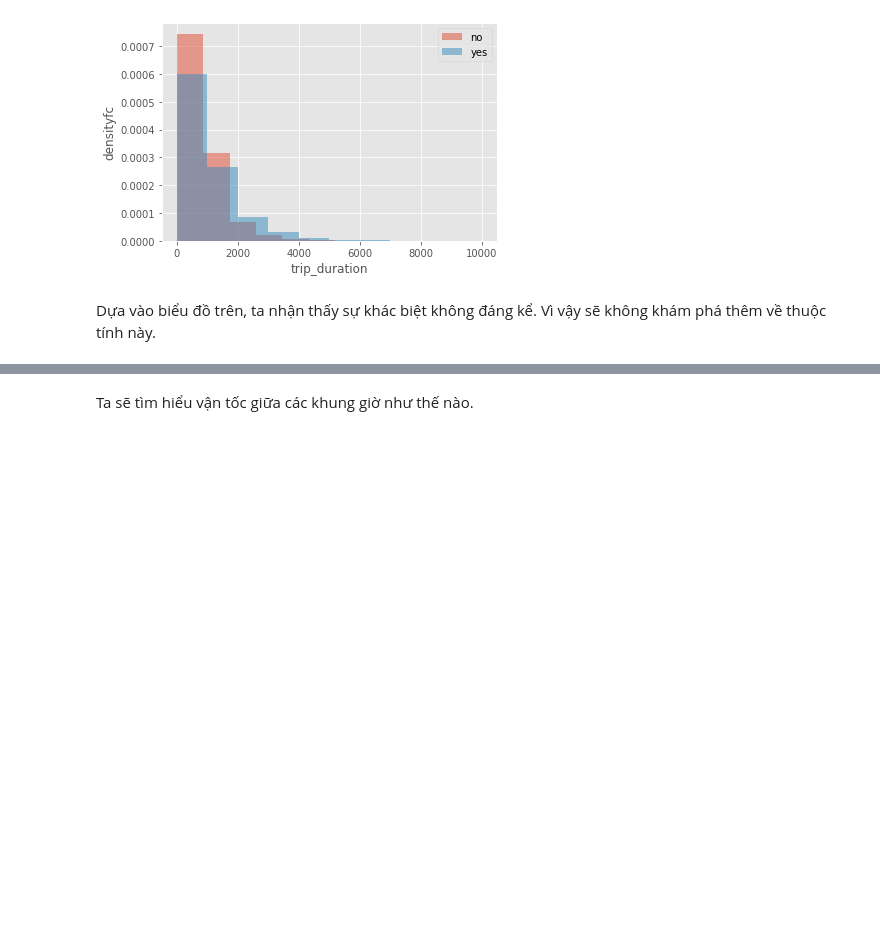
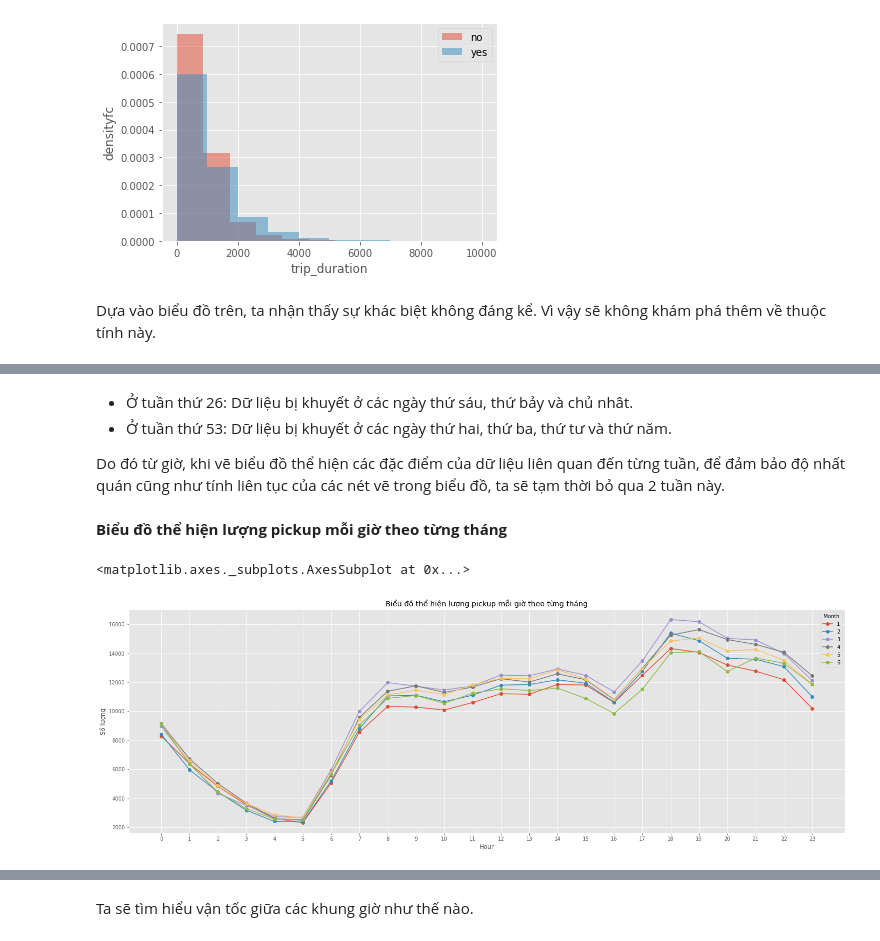
Before and after one commit to trunghq0205/Python4DS, a Jupyter notebook: final_project_report.ipynb, the cells around one changed output, grey strips where cells are left out. Cells and saved outputs as stored; diff of their text form; code cells hidden in the pictures; blank space fills up the shorter version.

```diff
--- a/final_project_report.ipynb
+++ b/final_project_report.ipynb
@@ -762,0 +719,18 @@ Dựa vào đồ thị,thời gian trung bình chuyến đi ở mức cao ở gi
+# %% [markdown]
+- Ở tuần thứ 26: Dữ liệu bị khuyết ở các ngày thứ sáu, thứ bảy và chủ nhât.
+- Ở tuần thứ 53: Dữ liệu bị khuyết ở các ngày thứ hai, thứ ba, thứ tư và thứ năm.
+
+Do đó từ giờ, khi vẽ biểu đồ thể hiện các đặc điểm của dữ liệu liên quan đến từng tuần, để đảm bảo độ nhất quán cũng như tính liên tục của các nét vẽ trong biểu đồ, ta sẽ tạm thời bỏ qua 2 tuần này.
+# %%
+# Tạo một dataframe tạm, đã bỏ đi tuần 26 và 53
+time_pickup_drop_26_53 = time_pickup.copy()
+time_pickup_drop_26_53 = time_pickup_drop_26_53.drop(time_pickup[time_pickup['Week'] == 26].index)
+time_pickup_drop_26_53 = time_pickup_drop_26_53.drop(time_pickup[time_pickup['Week'] == 53].index)
+# %% [markdown]
+**Biểu đồ thể hiện lượng pickup mỗi giờ theo từng tháng**
+# %%
+time_pickup.groupby(['Hour', 'Month']).size().unstack().plot(kind='line', title='Biểu đồ thể hiện lượng pickup mỗi giờ theo từng tháng', figsize=(25, 8), legend=True,ylabel='Số lượng', marker='o',
+                                                                  xticks=time_pickup_drop_26_53.Hour.value_counts().sort_index().index)
+# %% [output]
+<matplotlib.axes._subplots.AxesSubplot at 0x...>
+[figure, added]
```
Also changed, not shown: parts of 111 cells of this notebook.
